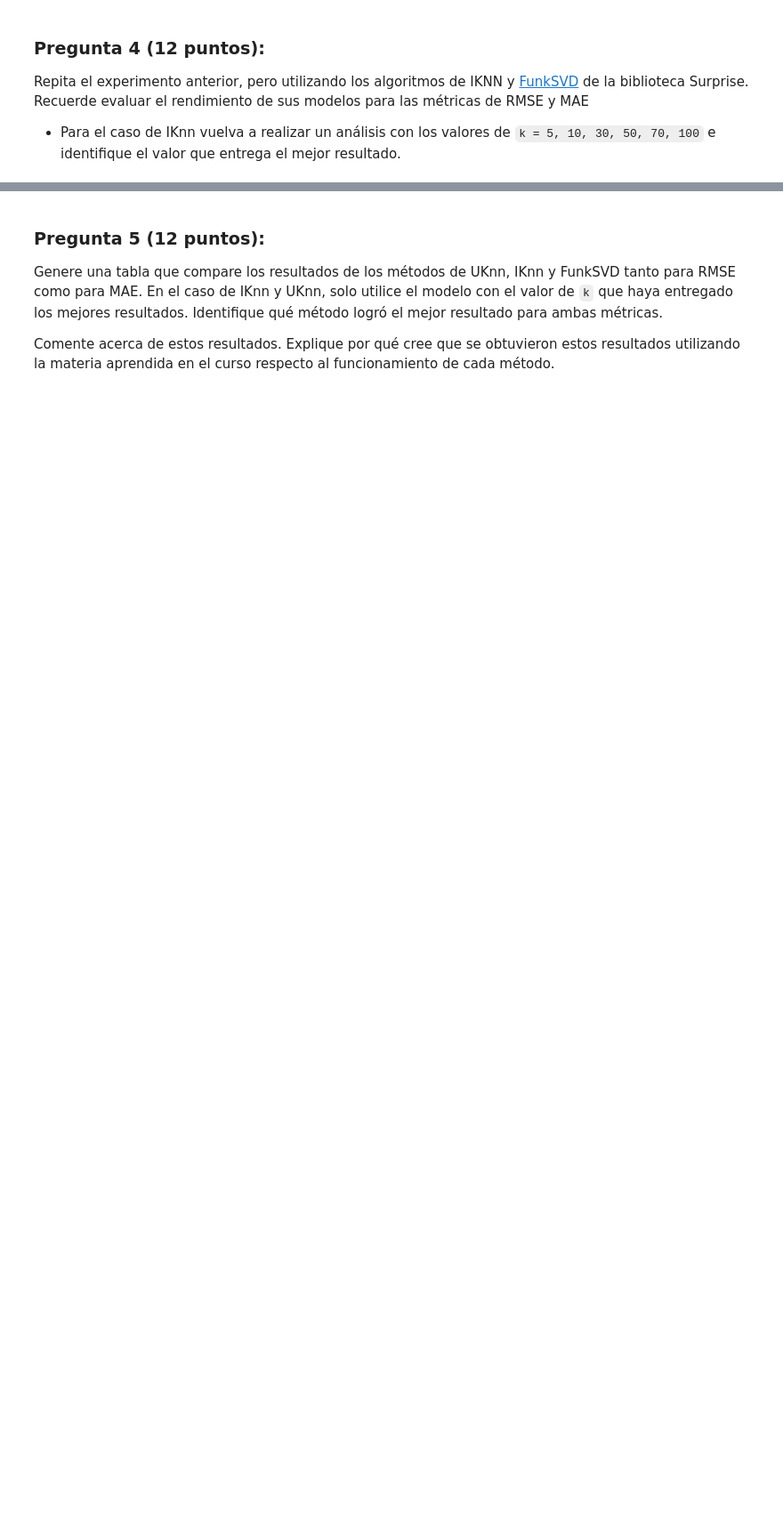
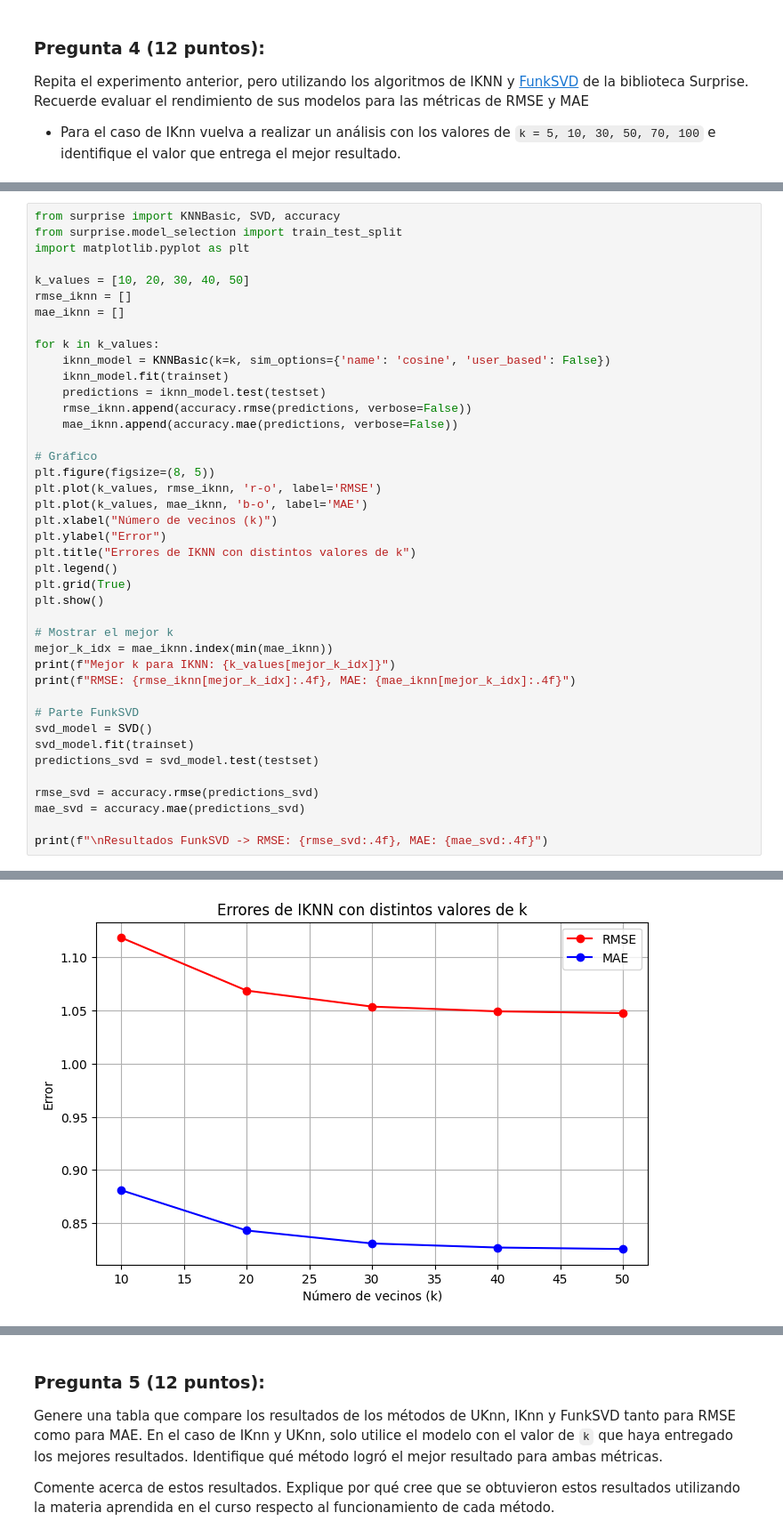
Before and after one commit to Carolinsrainbow/UC_SistemasRecomendadores, a Jupyter notebook: Tarea1_HerreraAzolasCarolina.ipynb, the cells around one changed output, grey strips where cells are left out. Shown: that part at 89% size. Cells and saved outputs as stored; diff of their text form; blank space fills up the shorter version.

```diff
--- a/Tarea1_HerreraAzolasCarolina.ipynb
+++ b/Tarea1_HerreraAzolasCarolina.ipynb
@@ -482,0 +532,42 @@ Repita el experimento anterior, pero utilizando los algoritmos de IKNN y [FunkSV
+# %%
+from surprise import KNNBasic, SVD, accuracy
+from surprise.model_selection import train_test_split
+import matplotlib.pyplot as plt
+
+k_values = [10, 20, 30, 40, 50]
+rmse_iknn = []
+mae_iknn = []
+
+for k in k_values:
+    iknn_model = KNNBasic(k=k, sim_options={'name': 'cosine', 'user_based': False})
+    iknn_model.fit(trainset)
+    predictions = iknn_model.test(testset)
+    rmse_iknn.append(accuracy.rmse(predictions, verbose=False))
+    mae_iknn.append(accuracy.mae(predictions, verbose=False))
+
+# Gráfico
+plt.figure(figsize=(8, 5))
+plt.plot(k_values, rmse_iknn, 'r-o', label='RMSE')
+plt.plot(k_values, mae_iknn, 'b-o', label='MAE')
+plt.xlabel("Número de vecinos (k)")
+plt.ylabel("Error")
+plt.title("Errores de IKNN con distintos valores de k")
+plt.legend()
+plt.grid(True)
+plt.show()
+
+# Mostrar el mejor k
+mejor_k_idx = mae_iknn.index(min(mae_iknn))
+print(f"Mejor k para IKNN: {k_values[mejor_k_idx]}")
+print(f"RMSE: {rmse_iknn[mejor_k_idx]:.4f}, MAE: {mae_iknn[mejor_k_idx]:.4f}")
+
+# Parte FunkSVD
+svd_model = SVD()
+svd_model.fit(trainset)
+predictions_svd = svd_model.test(testset)
+
+rmse_svd = accuracy.rmse(predictions_svd)
+mae_svd = accuracy.mae(predictions_svd)
+
+print(f"\nResultados FunkSVD -> RMSE: {rmse_svd:.4f}, MAE: {mae_svd:.4f}")
+# %% [output]
@@ -482,0 +584 @@ Repita el experimento anterior, pero utilizando los algoritmos de IKNN y [FunkSV
+[figure, added]
```
Also changed, not shown: parts of 19 cells of this notebook.
